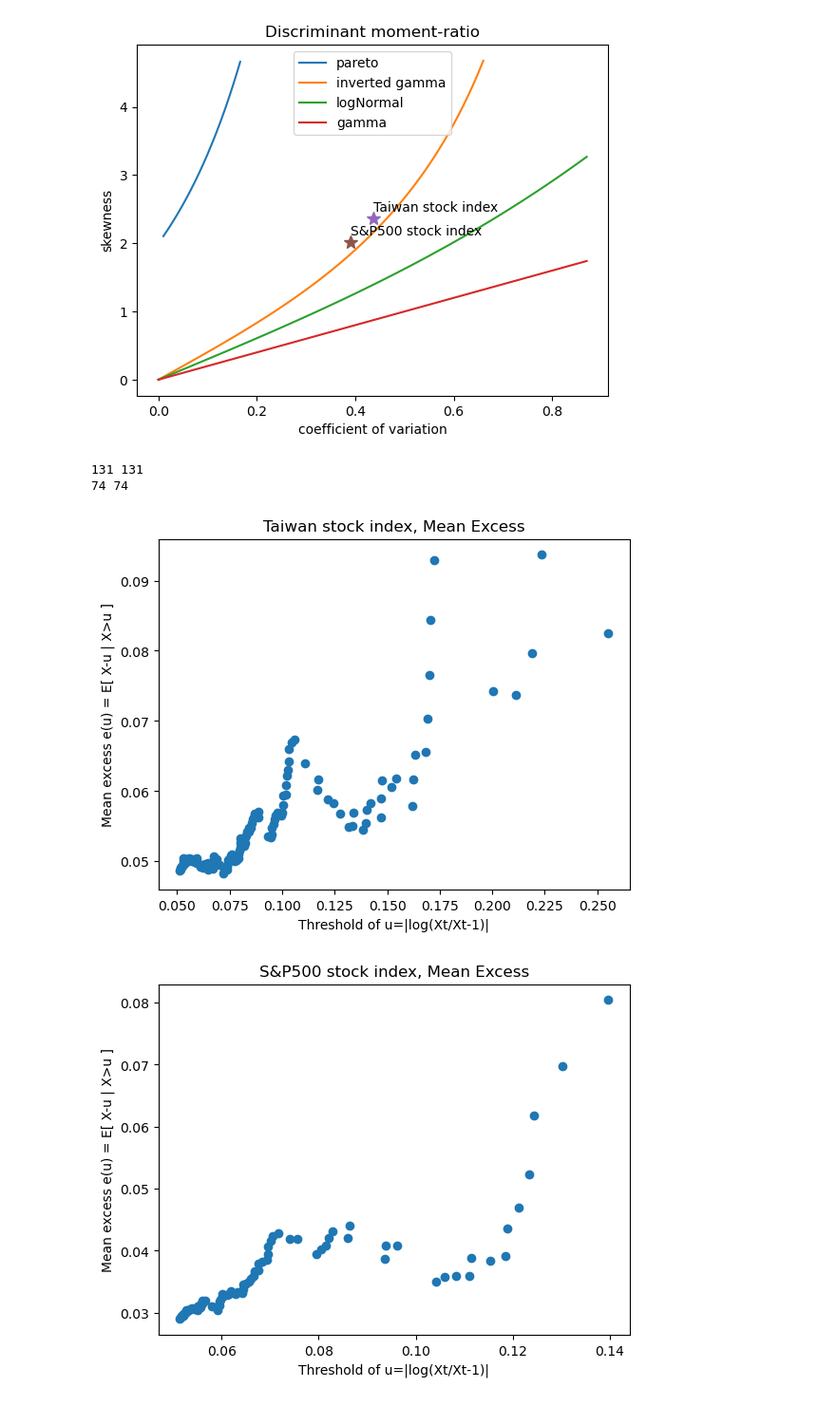
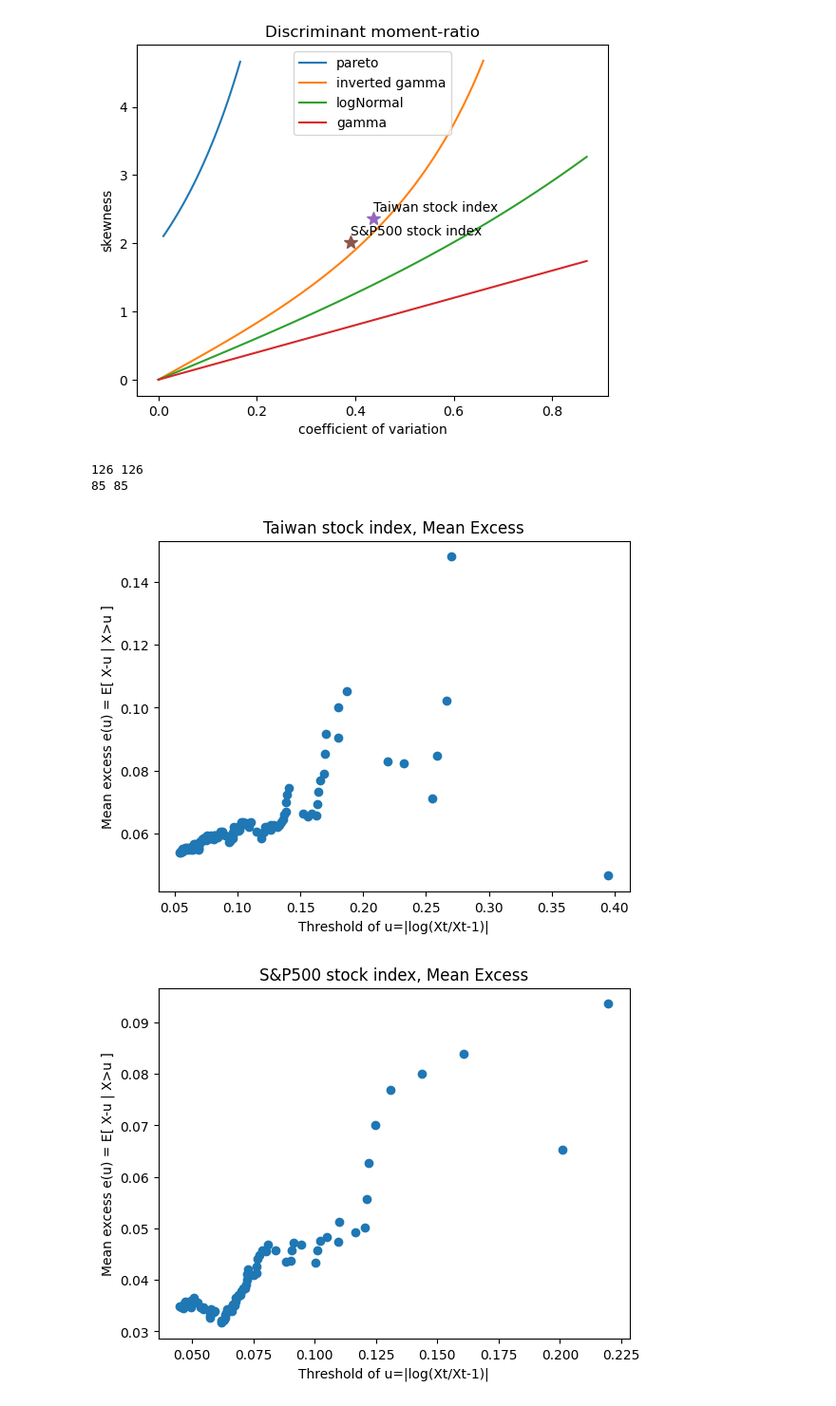
Before and after one commit to fumin/fumin.github.io, a Jupyter notebook: notes/statistics/taiex.ipynb, the cells around one changed output. Shown at 95% size. Cells and saved outputs as stored; diff of their text form; code cells hidden in the pictures.

```diff
--- a/notes/statistics/taiex.ipynb
+++ b/notes/statistics/taiex.ipynb
@@ -493,41 +493,42 @@ def analyzeME(analysis):
     orderedStats = np.sort(df.absreturn)
     excess = []
     for i in range(len(orderedStats)):
         u = orderedStats[i]
         larger = orderedStats[i+1:]
         eu = np.sum(larger-u) / len(larger)
         excess.append(eu)
 
-    lastRemoveN = 3
+    lastRemoveN = 0
     u = orderedStats[:len(orderedStats)-lastRemoveN]
     eu = np.array(excess)[:len(excess)-lastRemoveN]
     print(len(u), len(eu))
 
     fig, ax = plt.subplots(1, 1)
     ax.plot(u, eu, "o")
     ax.set_title("%s, Mean Excess"%(analysis.name))
     ax.set_xlabel("Threshold of u=|log(Xt/Xt-1)|")
     ax.set_ylabel("Mean excess e(u) = E[ X-u | X>u ]")
 
 
+lag = 18
 analysis = Analysis()
 analysis.name = "Taiwan stock index"
 analysis.fpath = "taiex.csv"
-analysis.lag = 17
+analysis.lag = lag
 analysis.tailCutoff = 0.003
 analyzeME(analysis)
 
 analysis = Analysis()
 analysis.name = "S&P500 stock index"
 analysis.fpath = "sp500.csv"
-analysis.lag = 17
-analysis.tailCutoff = 0.003
+analysis.lag = lag
+analysis.tailCutoff = 0.0025
 analyzeME(analysis)
 # %% [output]
-131 131
-74 74
+126 126
+85 85
-[figure, old version]
+[figure, new version]
-[figure, old version]
+[figure, new version]
 # %%
 class Analysis:
     def __init__(self):
```
Also changed, not shown: parts of 4 cells of this notebook.
